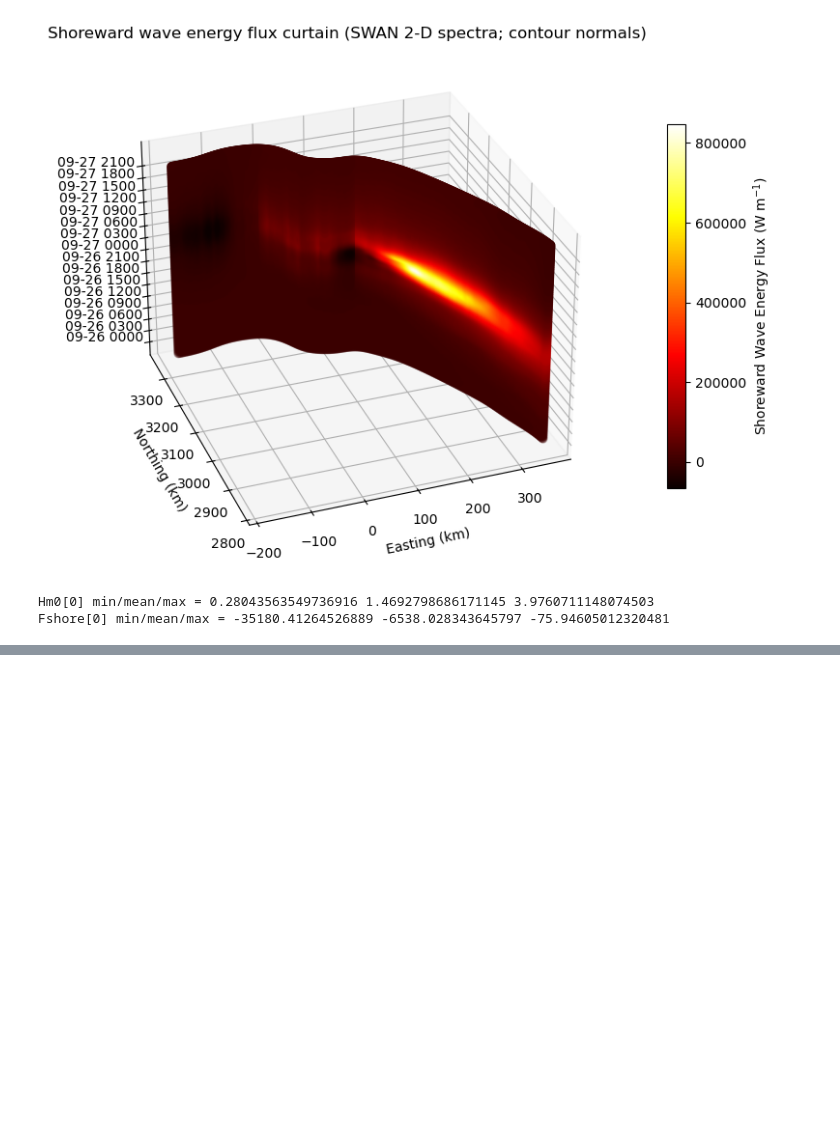
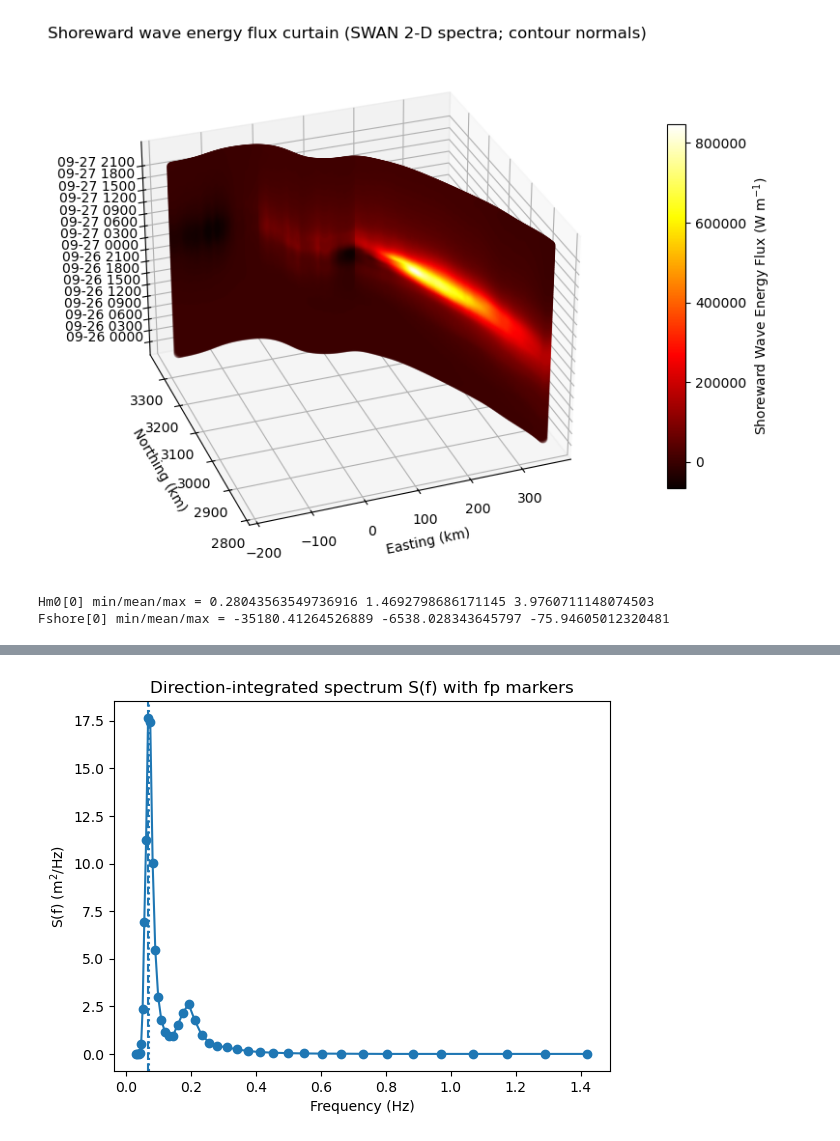
Before and after one commit to csherwood-usgs/NOPP_comparison, a Jupyter notebook: extract_adcirc_eflux_from_spc.ipynb, the cells around one changed output, grey strips where cells are left out. Cells and saved outputs as stored; diff of their text form; code cells hidden in the pictures; blank space fills up the shorter version.

```diff
--- a/extract_eflux_from_spc.ipynb
+++ b/extract_adcirc_eflux_from_spc.ipynb
@@ -444,0 +656,14 @@ print(times_plot[97+47])
+# %%
+Tp_TPS, fp_TPS = Tp_swan_from_E2d(rec["E"], rec["freqs"], rec["dirs"], method="TPS")
+Tp_RTP, fp_RTP = Tp_swan_from_E2d(rec["E"], rec["freqs"], rec["dirs"],  method="RTP")
+
+ilist = np.arange( 100, 120 )
+print(ilist)
+
+for i in ilist:
+    print(
+        i,
+        "Tm-10=", f"{Tm10[i]:6.2f}s",
+        "Tp_RTP=", f"{Tp_RTP[i]:6.2f}s (fp={fp_RTP[i]:.4f} Hz)",
+        "Tp_TPS=", f"{Tp_TPS[i]:6.2f}s (fp={fp_TPS[i]:.4f} Hz)"
+    )
@@ -444,0 +688,18 @@ print(times_plot[97+47])
+# %%
+import matplotlib.pyplot as plt
+theta = np.deg2rad(rec["dirs"])
+dth = np.gradient(theta)
+
+it = 100  # pick a time index
+Sf = np.sum(rec["E"][it,:,:] * dth[None,:], axis=1)  # (nf,)
+
+plt.figure()
+plt.plot(rec["freqs"], Sf, marker='o')
+plt.axvline(fp_RTP[it], linestyle='--')
+plt.axvline(fp_TPS[it], linestyle=':')
+plt.xlabel("Frequency (Hz)")
+plt.ylabel("S(f) (m$^2$/Hz)")
+plt.title("Direction-integrated spectrum S(f) with fp markers")
+plt.show()
+# %% [output]
+[figure, added]
```
Also changed, not shown: parts of 5 cells of this notebook.
